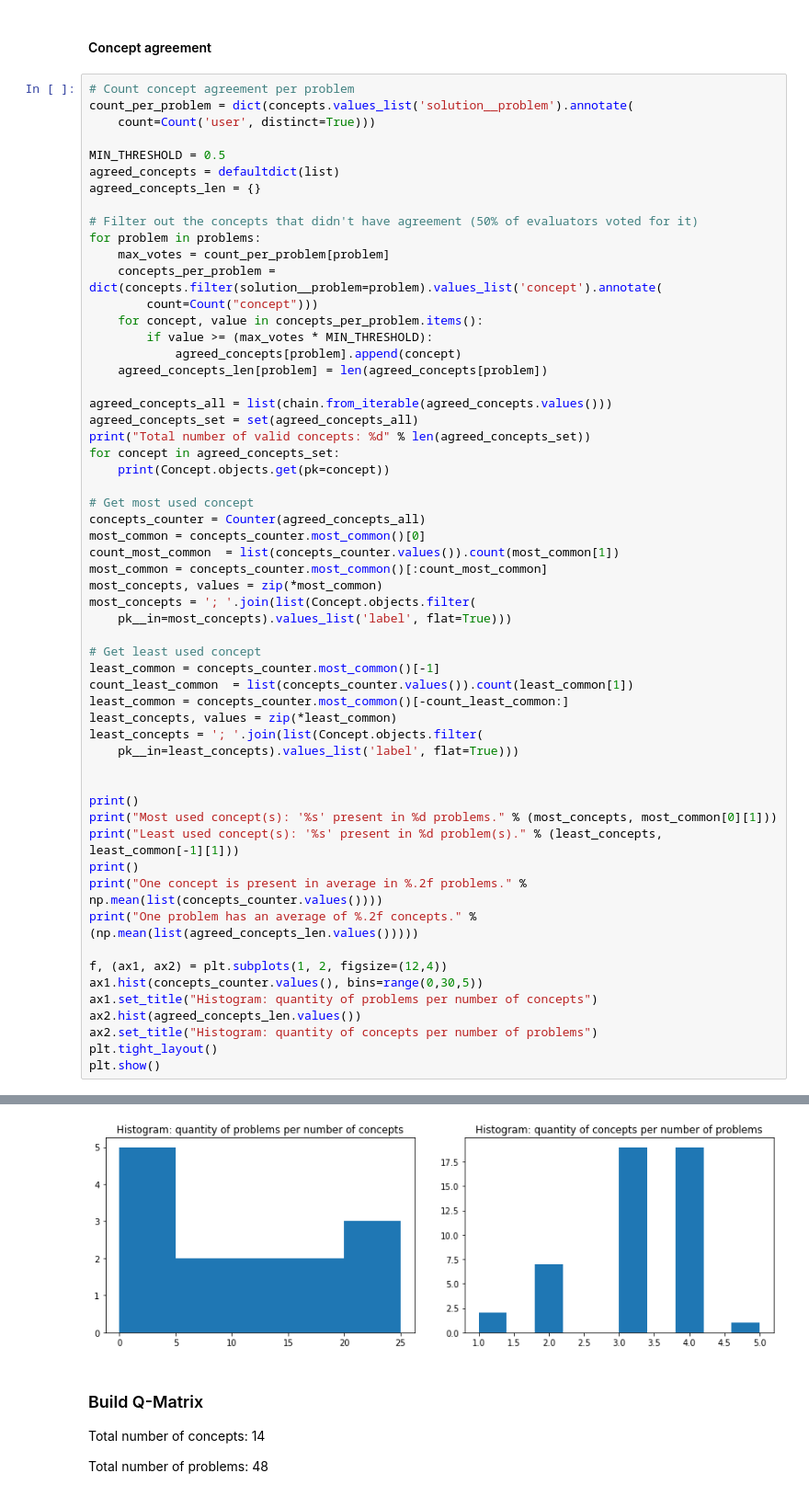
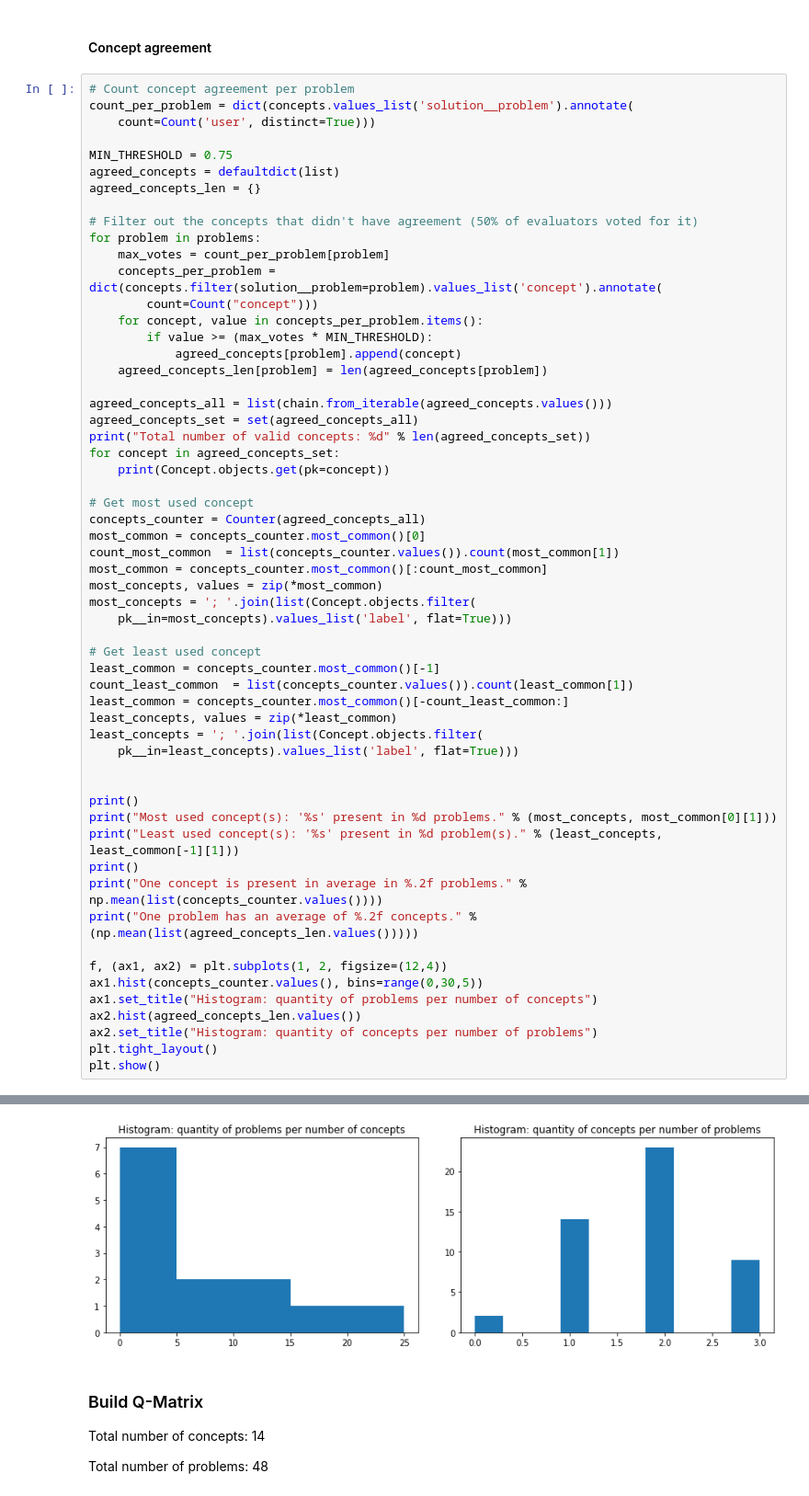
Before and after one commit to MachineTeachingEdu/machine-teaching, a Jupyter notebook: machineteaching/2020_02_19 - EDM 2020 - Creating dataset.ipynb, the cells around one changed output, grey strips where cells are left out. Shown at 92% size. Cells and saved outputs as stored; diff of their text form.

```diff
--- a/machineteaching/2020_02_19 - EDM 2020 - Creating dataset.ipynb
+++ b/machineteaching/2020_02_19 - EDM 2020 - Creating dataset.ipynb
@@ -88,7 +88,7 @@ Min number of evaluations: 3
 count_per_problem = dict(concepts.values_list('solution__problem').annotate(
     count=Count('user', distinct=True)))
 
-MIN_THRESHOLD = 0.5
+MIN_THRESHOLD = 0.75
 agreed_concepts = defaultdict(list)
 agreed_concepts_len = {}
 
@@ -161,4 +164,4 @@ One problem has an average of 3.21 concepts.
-[figure, old version]
+[figure, new version]
 # %% [markdown]
 ### Build Q-Matrix
 Total number of concepts: 14
```
Also changed, not shown: parts of 10 cells of this notebook, 1 other file.
